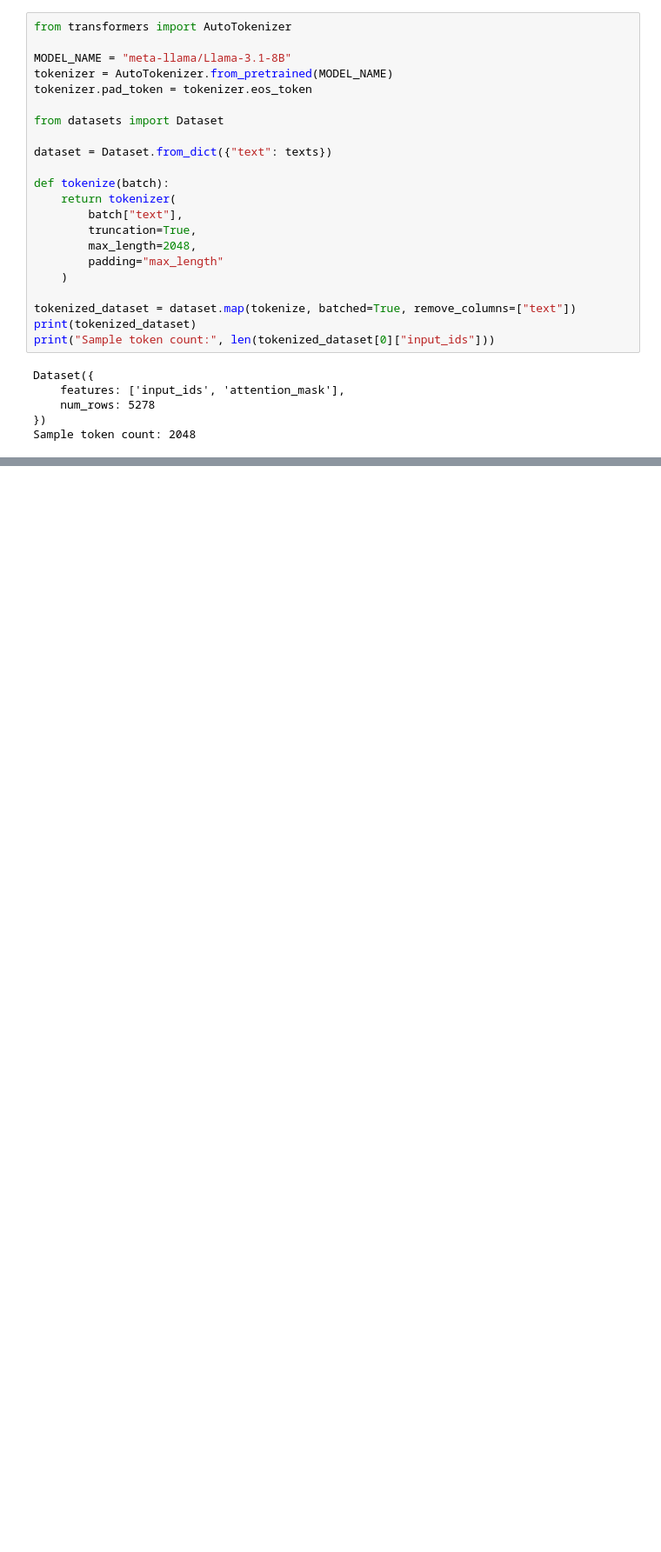
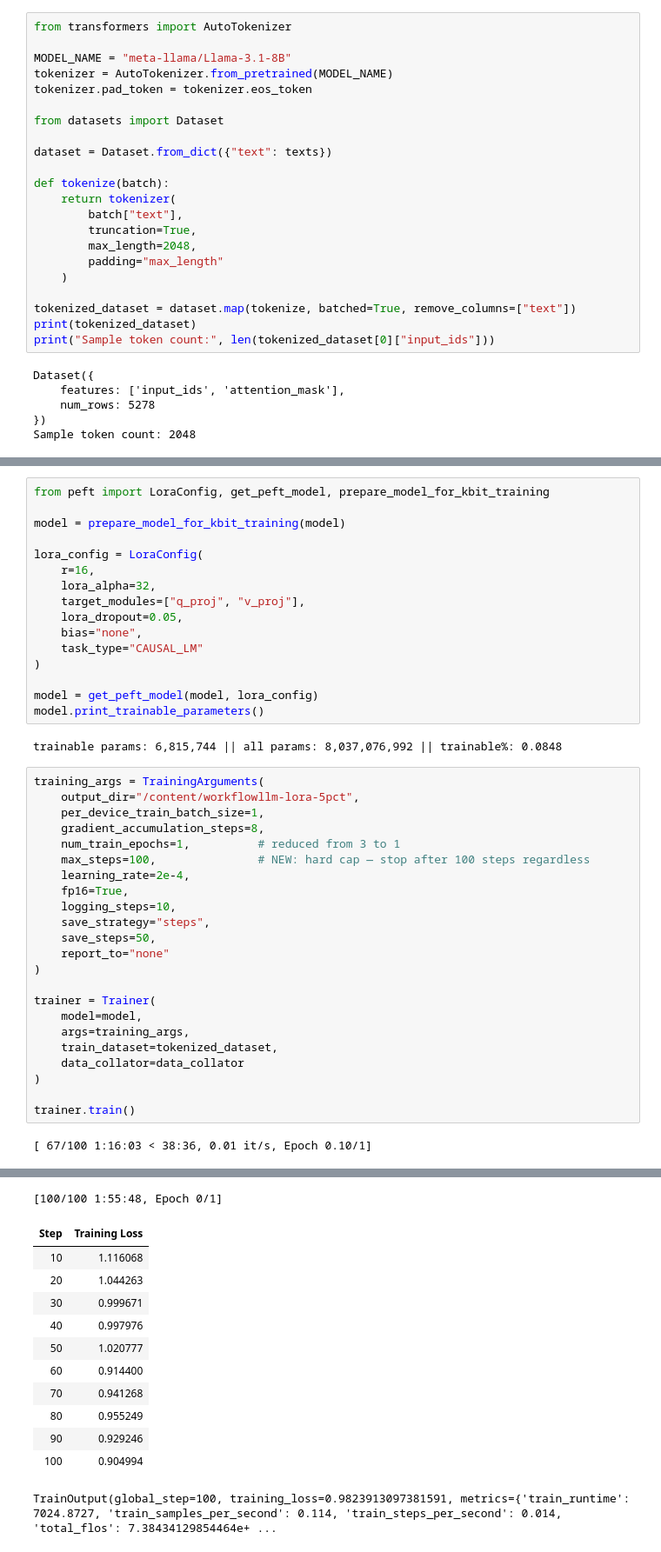
Before and after one commit to niveditha-bh/WorkflowLLM, a Jupyter notebook: dataset_reduced.ipynb, the cells around one changed output, grey strips where cells are left out. Shown at 87% size. Saved outputs shown, nothing was run; the diff lists cells and outputs as text; blank space fills up the shorter version.

Commit message:
model got trained.

```diff
--- a/dataset_reduced.ipynb
+++ b/dataset_reduced.ipynb
@@ -211,0 +254,43 @@ Sample token count: 2048
+# %%
+from peft import LoraConfig, get_peft_model, prepare_model_for_kbit_training
+
+model = prepare_model_for_kbit_training(model)
+
+lora_config = LoraConfig(
+    r=16,
+    lora_alpha=32,
+    target_modules=["q_proj", "v_proj"],
+    lora_dropout=0.05,
+    bias="none",
+    task_type="CAUSAL_LM"
+)
+
+model = get_peft_model(model, lora_config)
+model.print_trainable_parameters()
+# %% [output]
+trainable params: 6,815,744 || all params: 8,037,076,992 || trainable%: 0.0848
+# %%
+training_args = TrainingArguments(
+    output_dir="/content/workflowllm-lora-5pct",
+    per_device_train_batch_size=1,
+    gradient_accumulation_steps=8,
+    num_train_epochs=1,          # reduced from 3 to 1
+    max_steps=100,               # NEW: hard cap — stop after 100 steps regardless
+    learning_rate=2e-4,
+    fp16=True,
+    logging_steps=10,
+    save_strategy="steps",
+    save_steps=50,
+    report_to="none"
+)
+
+trainer = Trainer(
+    model=model,
+    args=training_args,
+    train_dataset=tokenized_dataset,
+    data_collator=data_collator
+)
+
+trainer.train()
+# %% [output]
+[ 67/100 1:16:03 < 38:36, 0.01 it/s, Epoch 0.10/1]
@@ -211,0 +304,13 @@ Sample token count: 2048
+[100/100 1:55:48, Epoch 0/1]
+| Step | Training Loss |
+| 10 | 1.116068 |
+| 20 | 1.044263 |
+| 30 | 0.999671 |
+| 40 | 0.997976 |
+| 50 | 1.020777 |
+| 60 | 0.914400 |
+| 70 | 0.941268 |
+| 80 | 0.955249 |
+| 90 | 0.929246 |
+| 100 | 0.904994 |
+TrainOutput(global_step=100, training_loss=0.9823913097381591, metrics={'train_runtime': 7024.8727, 'train_samples_per_second': 0.114, 'train_steps_per_second': 0.014, 'total_flos': 7.38434129854464e+ ...
```
Also changed, not shown: parts of 6 cells of this notebook.
